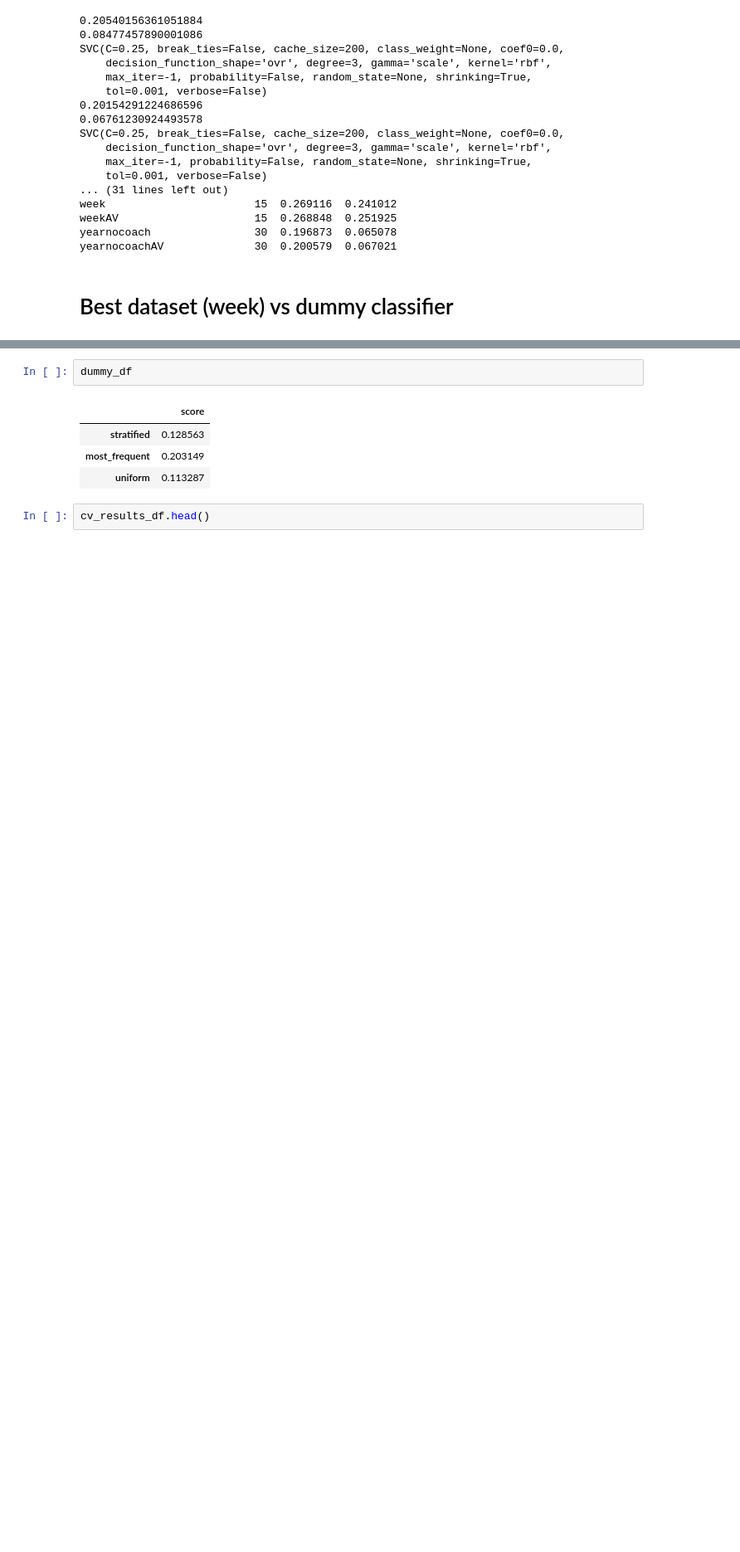
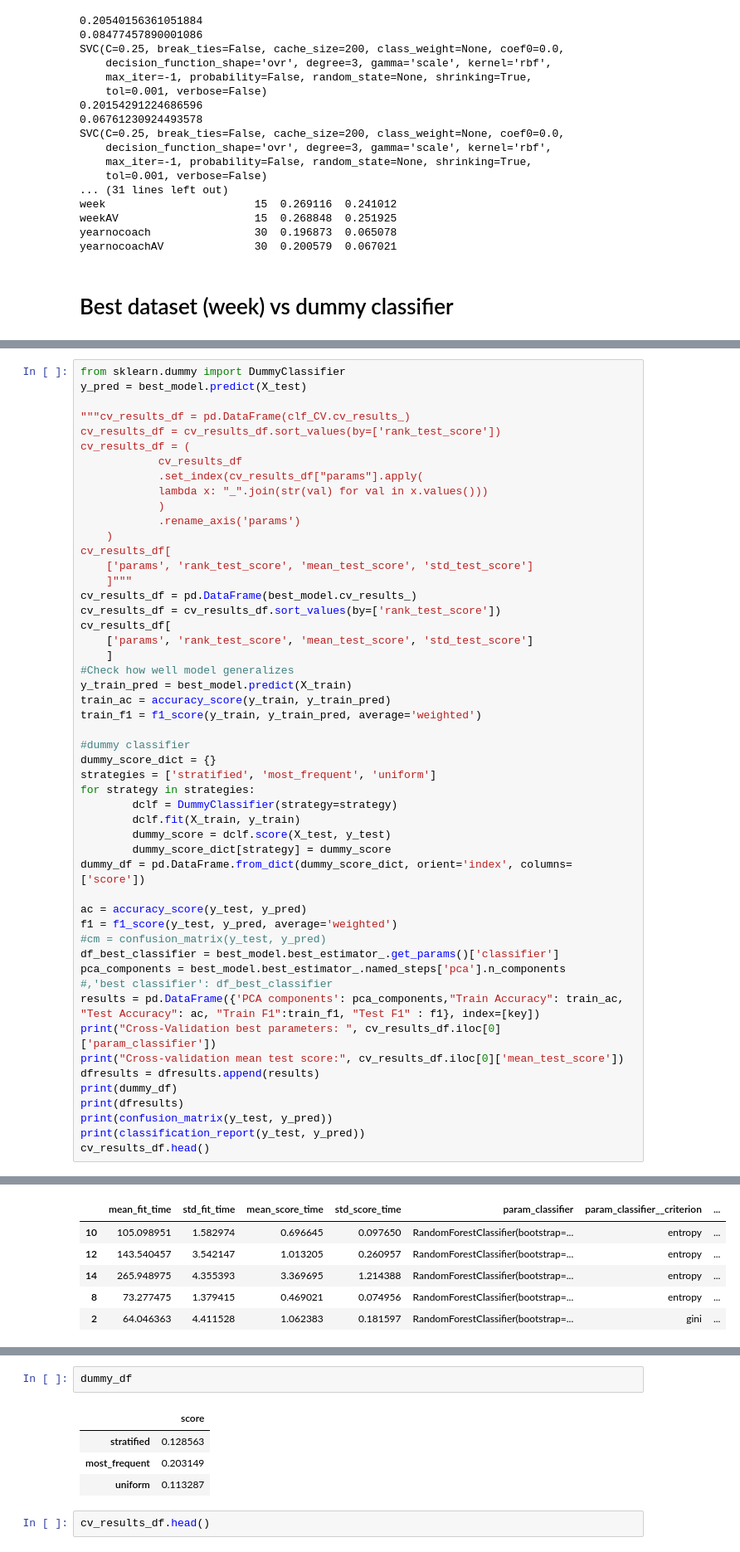
Before and after one commit to gvarg75/Springboard, a Jupyter notebook: Capstone/NFL_capstone/Notebooks/4_nfl_capstone_modeling.ipynb, the cells around one changed output, grey strips where cells are left out. Shown: that part at 83% size. Cells and saved outputs as stored; diff of their text form; blank space fills up the shorter version.

Commit message:
rerun model

```diff
--- a/Capstone/NFL_capstone/Notebooks/4_nfl_capstone_modeling.ipynb
+++ b/Capstone/NFL_capstone/Notebooks/4_nfl_capstone_modeling.ipynb
@@ -518,0 +491,52 @@ TypeError: from_dict() got an unexpected keyword argument 'index'
+# %%
+from sklearn.dummy import DummyClassifier
+y_pred = best_model.predict(X_test)
+
+"""cv_results_df = pd.DataFrame(clf_CV.cv_results_)
+cv_results_df = cv_results_df.sort_values(by=['rank_test_score'])
+cv_results_df = (
+            cv_results_df
+            .set_index(cv_results_df["params"].apply(
+            lambda x: "_".join(str(val) for val in x.values()))
+            )
+            .rename_axis('params')
+    )
+cv_results_df[
+    ['params', 'rank_test_score', 'mean_test_score', 'std_test_score']
+    ]"""
+cv_results_df = pd.DataFrame(best_model.cv_results_)
+cv_results_df = cv_results_df.sort_values(by=['rank_test_score'])
+cv_results_df[
+    ['params', 'rank_test_score', 'mean_test_score', 'std_test_score']
+    ]
+#Check how well model generalizes
+y_train_pred = best_model.predict(X_train)
+train_ac = accuracy_score(y_train, y_train_pred)
+train_f1 = f1_score(y_train, y_train_pred, average='weighted')
+
+#dummy classifier
+dummy_score_dict = {}
+strategies = ['stratified', 'most_frequent', 'uniform']
+for strategy in strategies:
+        dclf = DummyClassifier(strategy=strategy)
+        dclf.fit(X_train, y_train)
+        dummy_score = dclf.score(X_test, y_test)
+        dummy_score_dict[strategy] = dummy_score
+dummy_df = pd.DataFrame.from_dict(dummy_score_dict, orient='index', columns=['score'])
+
+ac = accuracy_score(y_test, y_pred)
+f1 = f1_score(y_test, y_pred, average='weighted')
+#cm = confusion_matrix(y_test, y_pred)
+df_best_classifier = best_model.best_estimator_.get_params()['classifier']
+pca_components = best_model.best_estimator_.named_steps['pca'].n_components
+#,'best classifier': df_best_classifier
+results = pd.DataFrame({'PCA components': pca_components,"Train Accuracy": train_ac, "Test Accuracy": ac, "Train F1":train_f1, "Test F1" : f1}, index=[key])
+print("Cross-Validation best parameters: ", cv_results_df.iloc[0]['param_classifier'])
+print("Cross-validation mean test score:", cv_results_df.iloc[0]['mean_test_score'])
+dfresults = dfresults.append(results)
+print(dummy_df)
+print(dfresults)
+print(confusion_matrix(y_test, y_pred))
+print(classification_report(y_test, y_pred))
+cv_results_df.head()
+# %% [output]
@@ -519,3 +560,9 @@ TypeError: from_dict() got an unexpected keyword argument 'index'
+|  | mean_fit_time | std_fit_time | mean_score_time | std_score_time | param_classifier | param_classifier__criterion | ... |
+| 10 | 105.098951 | 1.582974 | 0.696645 | 0.097650 | RandomForestClassifier(bootstrap=... | entropy | ... |
+| 12 | 143.540457 | 3.542147 | 1.013205 | 0.260957 | RandomForestClassifier(bootstrap=... | entropy | ... |
+| 14 | 265.948975 | 4.355393 | 3.369695 | 1.214388 | RandomForestClassifier(bootstrap=... | entropy | ... |
+| 8 | 73.277475 | 1.379415 | 0.469021 | 0.074956 | RandomForestClassifier(bootstrap=... | entropy | ... |
+| 2 | 64.046363 | 4.411528 | 1.062383 | 0.181597 | RandomForestClassifier(bootstrap=... | gini | ... |
 # %%
 dummy_score_dict = {}
 strategies = ['stratified', 'most_frequent', 'uniform']
```
Also changed, not shown: parts of 4 cells of this notebook, 3 other files.
